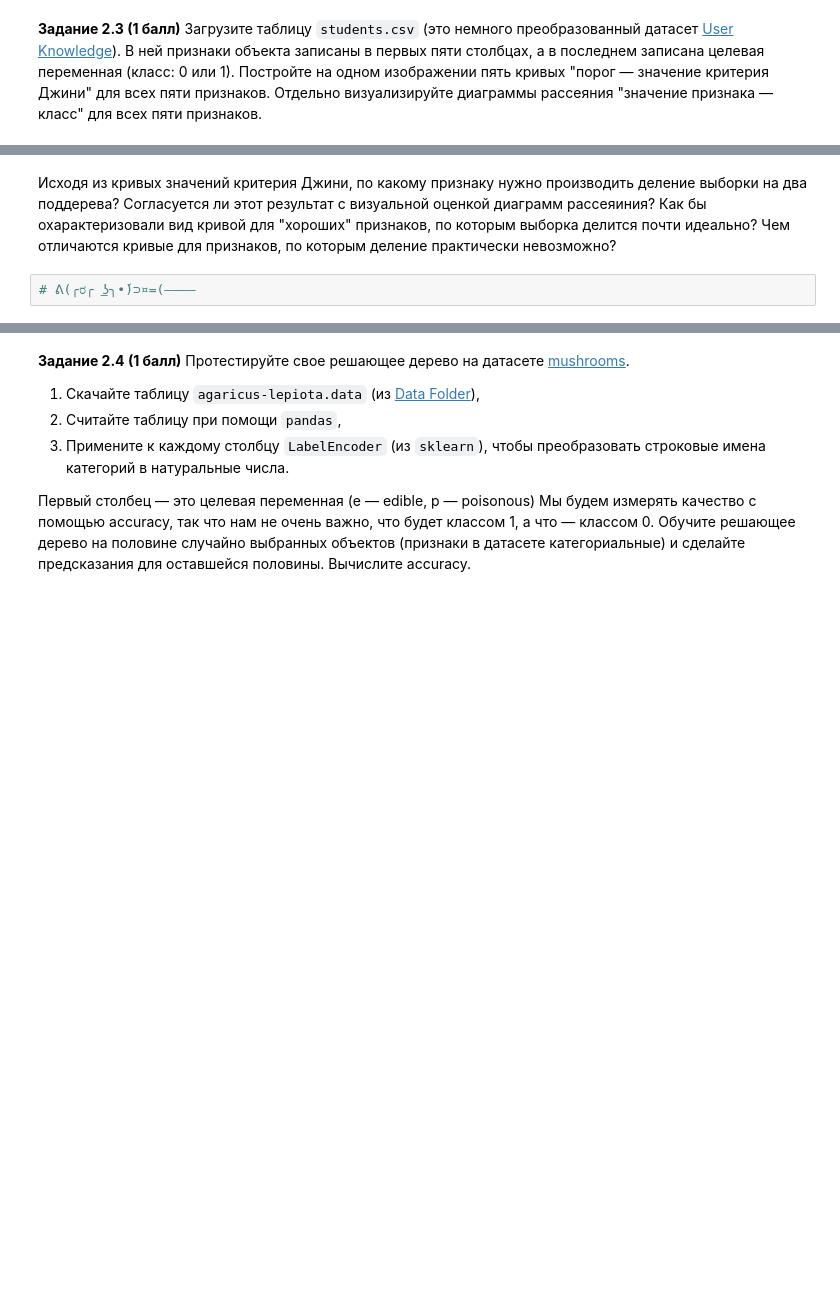
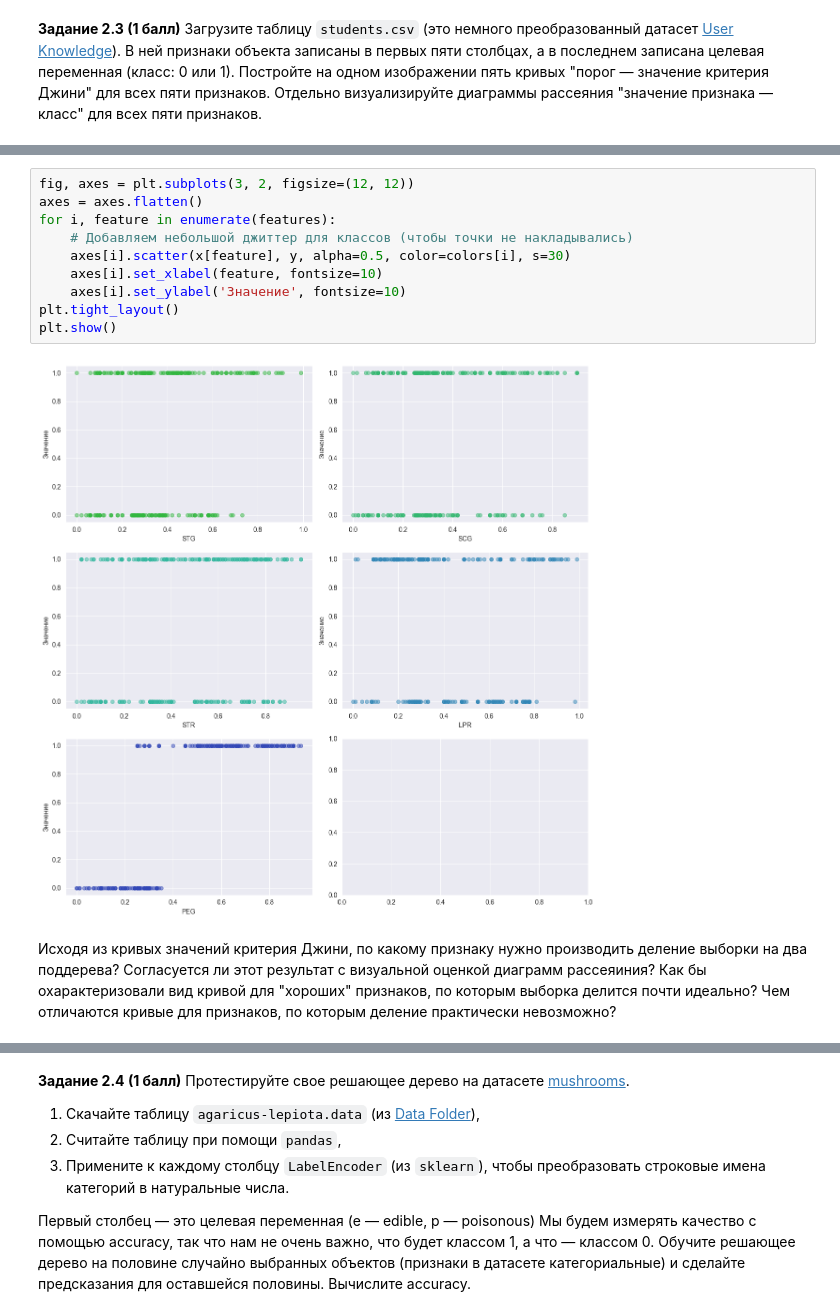
Before and after one commit to FreeCadelca/IAD_ML_HW1, a Jupyter notebook: hw07_trees/hw-07-KuleshovDmitriy.ipynb, the cells around one changed output, grey strips where cells are left out. Drawn from its saved outputs; the diff is of its cells as text; blank space fills up the shorter version.

```diff
--- a/hw07_trees/hw-07-KuleshovDmitriy.ipynb
+++ b/hw07_trees/hw-07-KuleshovDmitriy.ipynb
@@ -396,4 +488,14 @@ class DecisionTree:
+# %%
+fig, axes = plt.subplots(3, 2, figsize=(12, 12))
+axes = axes.flatten()
+for i, feature in enumerate(features):
+    # Добавляем небольшой джиттер для классов (чтобы точки не накладывались)
+    axes[i].scatter(x[feature], y, alpha=0.5, color=colors[i], s=30)
+    axes[i].set_xlabel(feature, fontsize=10)
+    axes[i].set_ylabel('Значение', fontsize=10)
+plt.tight_layout()
+plt.show()
+# %% [output]
+[figure, added]
 # %% [markdown]
 Исходя из кривых значений критерия Джини, по какому признаку нужно производить деление выборки на два поддерева? Согласуется ли этот результат с визуальной оценкой диаграмм рассеяиния? Как бы охарактеризовали вид кривой для "хороших" признаков, по которым выборка делится почти идеально? Чем отличаются кривые для признаков, по которым деление практически невозможно?
-# %%
-# ᕕ(╭ರ╭ ͟ʖ╮•́)⊃¤=(————
```
Also changed, not shown: parts of 24 cells of this notebook, 1 other file.
